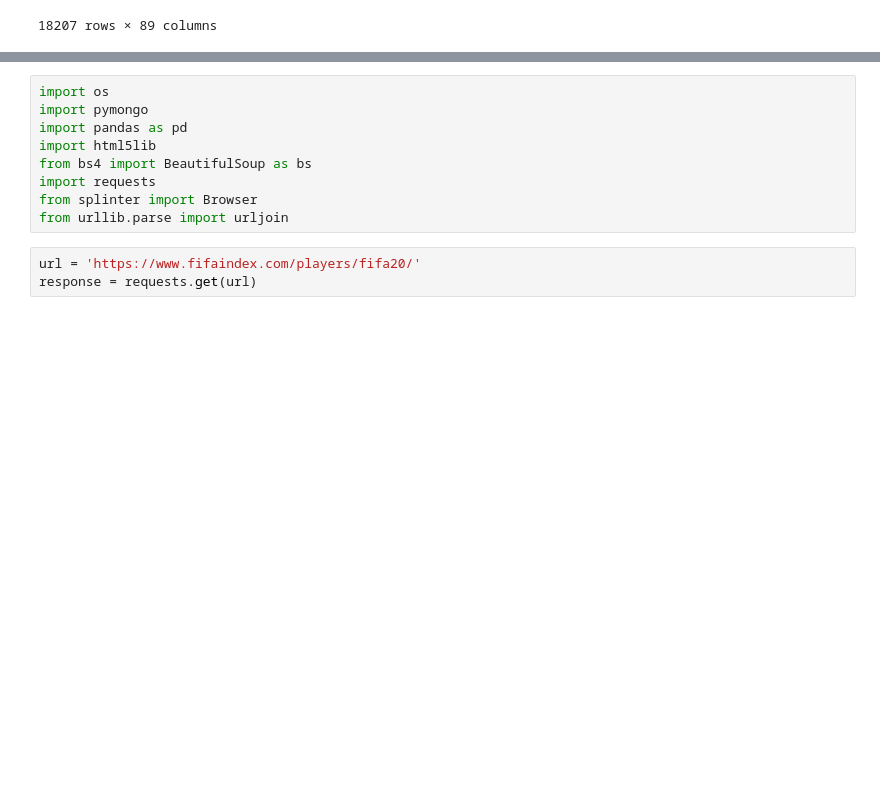
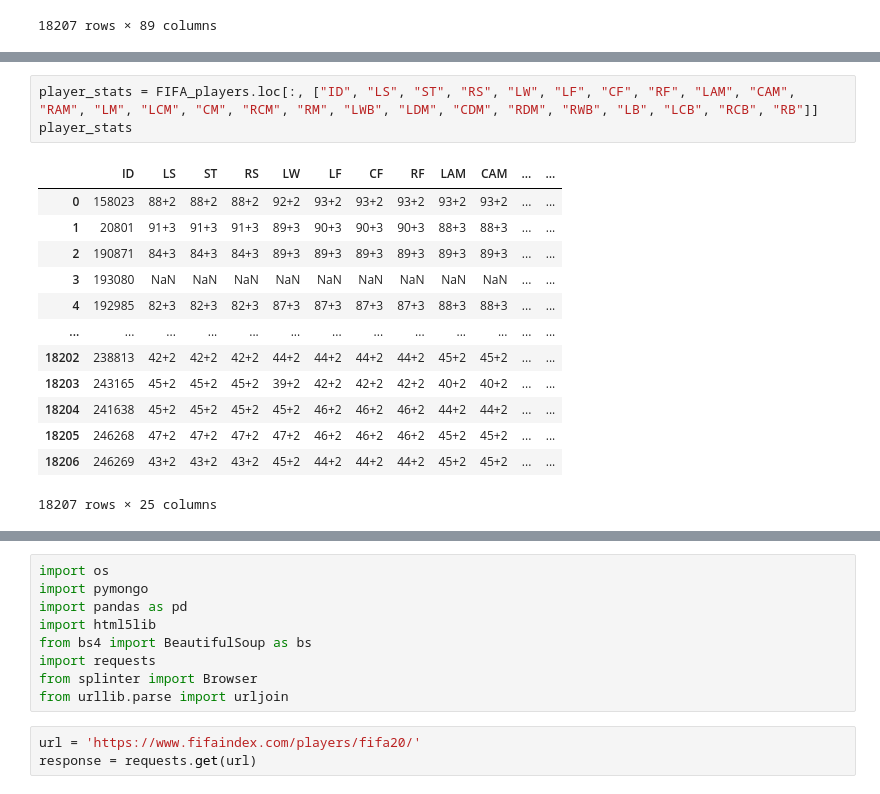
Before and after one commit to SybileC/Project-2-Team-7, a Jupyter notebook: FIFA_players.ipynb, the cells around one changed output, grey strips where cells are left out. Cells and saved outputs as stored; diff of their text form; blank space fills up the shorter version.

```diff
--- a/FIFA_players.ipynb
+++ b/FIFA_players.ipynb
@@ -43,0 +44,17 @@ select_columns
+# %%
+player_stats = FIFA_players.loc[:, ["ID", "LS", "ST", "RS", "LW", "LF", "CF", "RF", "LAM", "CAM", "RAM", "LM", "LCM", "CM", "RCM", "RM", "LWB", "LDM", "CDM", "RDM", "RWB", "LB", "LCB", "RCB", "RB"]]
+player_stats
+# %% [output]
+|  | ID | LS | ST | RS | LW | LF | CF | RF | LAM | CAM | ... | ... |
+| 0 | 158023 | 88+2 | 88+2 | 88+2 | 92+2 | 93+2 | 93+2 | 93+2 | 93+2 | 93+2 | ... | ... |
+| 1 | 20801 | 91+3 | 91+3 | 91+3 | 89+3 | 90+3 | 90+3 | 90+3 | 88+3 | 88+3 | ... | ... |
+| 2 | 190871 | 84+3 | 84+3 | 84+3 | 89+3 | 89+3 | 89+3 | 89+3 | 89+3 | 89+3 | ... | ... |
+| 3 | 193080 | NaN | NaN | NaN | NaN | NaN | NaN | NaN | NaN | NaN | ... | ... |
+| 4 | 192985 | 82+3 | 82+3 | 82+3 | 87+3 | 87+3 | 87+3 | 87+3 | 88+3 | 88+3 | ... | ... |
+| ... | ... | ... | ... | ... | ... | ... | ... | ... | ... | ... | ... | ... |
+| 18202 | 238813 | 42+2 | 42+2 | 42+2 | 44+2 | 44+2 | 44+2 | 44+2 | 45+2 | 45+2 | ... | ... |
+| 18203 | 243165 | 45+2 | 45+2 | 45+2 | 39+2 | 42+2 | 42+2 | 42+2 | 40+2 | 40+2 | ... | ... |
+| 18204 | 241638 | 45+2 | 45+2 | 45+2 | 45+2 | 46+2 | 46+2 | 46+2 | 44+2 | 44+2 | ... | ... |
+| 18205 | 246268 | 47+2 | 47+2 | 47+2 | 47+2 | 46+2 | 46+2 | 46+2 | 45+2 | 45+2 | ... | ... |
+| 18206 | 246269 | 43+2 | 43+2 | 43+2 | 45+2 | 44+2 | 44+2 | 44+2 | 45+2 | 45+2 | ... | ... |
+18207 rows × 25 columns
```
Also changed, not shown: parts of 2 cells of this notebook.
